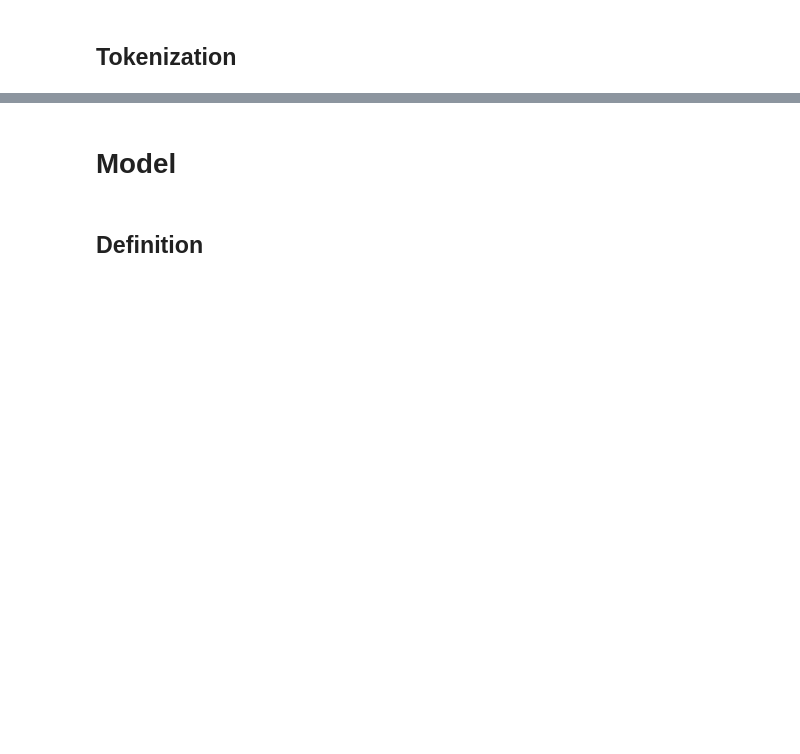
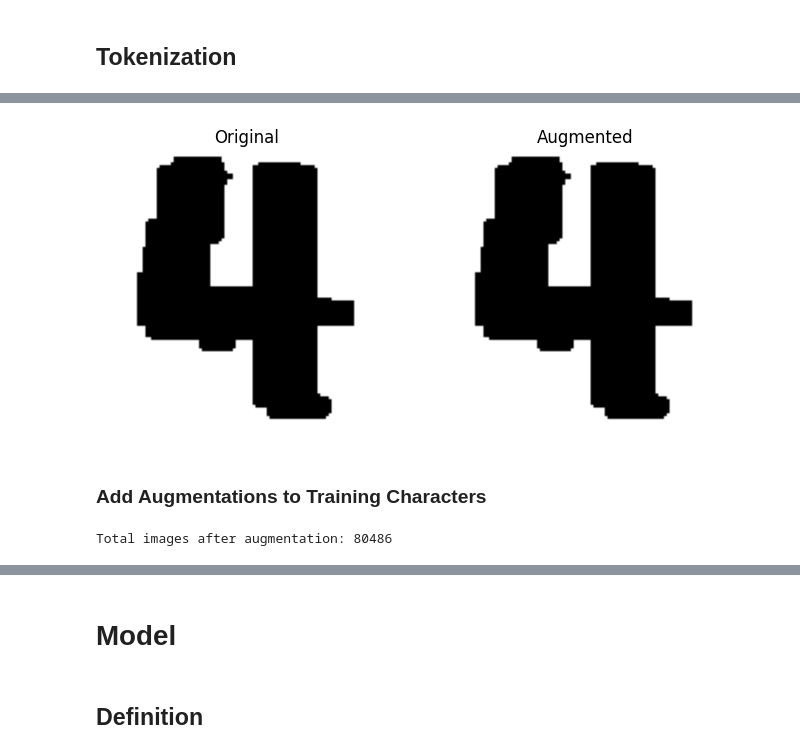
Before and after one commit to Nano-233/OCRCaptcha, a Jupyter notebook: notebooks/captcha-recognition.ipynb, the cells around one changed output, grey strips where cells are left out. Saved outputs shown, nothing was run; the diff lists cells and outputs as text; code cells hidden in the pictures; blank space fills up the shorter version.

```diff
--- a/notebooks/captcha-recognition.ipynb
+++ b/notebooks/captcha-recognition.ipynb
@@ -283,0 +279,67 @@ Processing label: owek
+# %%
+def augment(img):
+    aug_img = img.copy()
+
+    # Random horizontal flip
+    if random.random() < 0.3:
+        aug_img = cv2.flip(aug_img, 1)
+
+    # Random rotation (between 30 and 60 degrees, either direction)
+    if random.random() < 0.3:
+        angle = random.uniform(30, 60) * random.choice([-1, 1])
+        M = cv2.getRotationMatrix2D((aug_img.shape[1] // 2, aug_img.shape[0] // 2), angle, 1)
+        aug_img = cv2.warpAffine(aug_img, M, (aug_img.shape[1], aug_img.shape[0]), borderValue=255)
+
+    # Random warp affine (shear/distort)
+    if random.random() < 0.3:
+        rows, cols = aug_img.shape
+        pts1 = np.float32([[0,0], [cols-1,0], [0,rows-1]])
+        pt_shift = random.randint(-10, 10)
+        pts2 = np.float32([[0+pt_shift,0], [cols-1,0+pt_shift], [0,rows-1+pt_shift]])
+        M = cv2.getAffineTransform(pts1, pts2)
+        aug_img = cv2.warpAffine(aug_img, M, (cols, rows), borderValue=255)
+
+    # Random Gaussian noise
+    if random.random() < 0.3:
+        noise = np.random.normal(0, 10, aug_img.shape).astype(np.int16)
+        aug_img = np.clip(aug_img.astype(np.int16) + noise, 0, 255).astype(np.uint8)
+
+    return aug_img
+# %%
+sample_image = train_char_images[0]
+augmented_image = augment(sample_image)
+plt.figure(figsize=(8, 4))
+plt.subplot(1, 2, 1)
+plt.imshow(sample_image, cmap='gray')
+plt.title("Original")
+plt.axis('off')
+plt.subplot(1, 2, 2)
+plt.imshow(augmented_image, cmap='gray')
+plt.title("Augmented")
+plt.axis('off')
+plt.show()
+# %% [output]
+[figure, added]
+# %% [markdown]
+### Add Augmentations to Training Characters
+# %%
+if 'augmentations_applied' not in globals():
+    augmented_char_images = []
+    augmented_char_labels = []
+    augmentations_applied = True
+    for img, label in zip(train_char_images, train_char_labels):
+        # Original image
+        augmented_char_images.append(img)
+        augmented_char_labels.append(label)
+        # Augmented image
+        aug_img = augment(img)
+        augmented_char_images.append(aug_img)
+        augmented_char_labels.append(label)
+    train_char_images = augmented_char_images
+    train_char_labels = augmented_char_labels
+else:
+    print("Augmentation already applied, skipping.")
+
+print(f"Total images after augmentation: {len(train_char_images)}")
+# %% [output]
+Total images after augmentation: 80486
```
Also changed, not shown: parts of 26 cells of this notebook.
